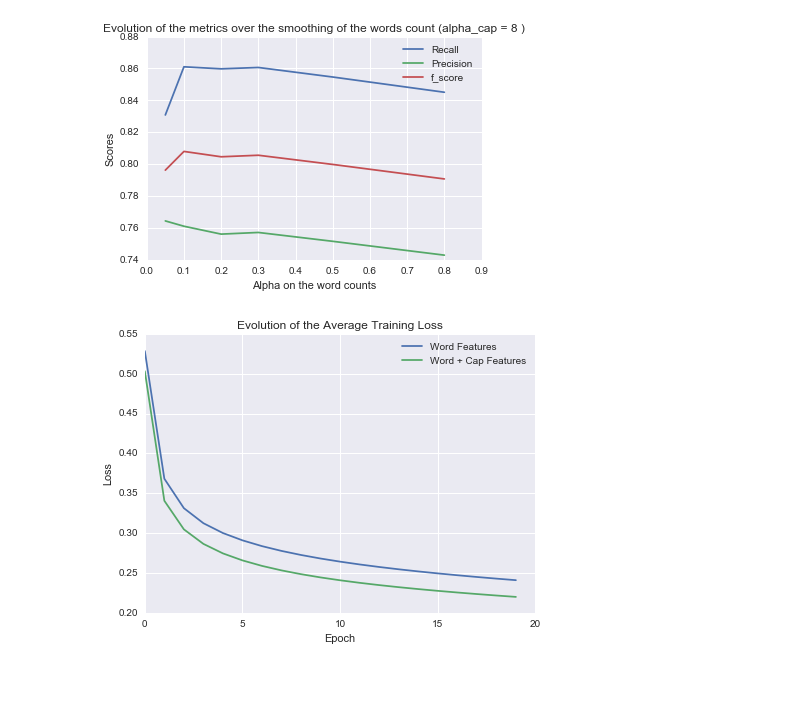
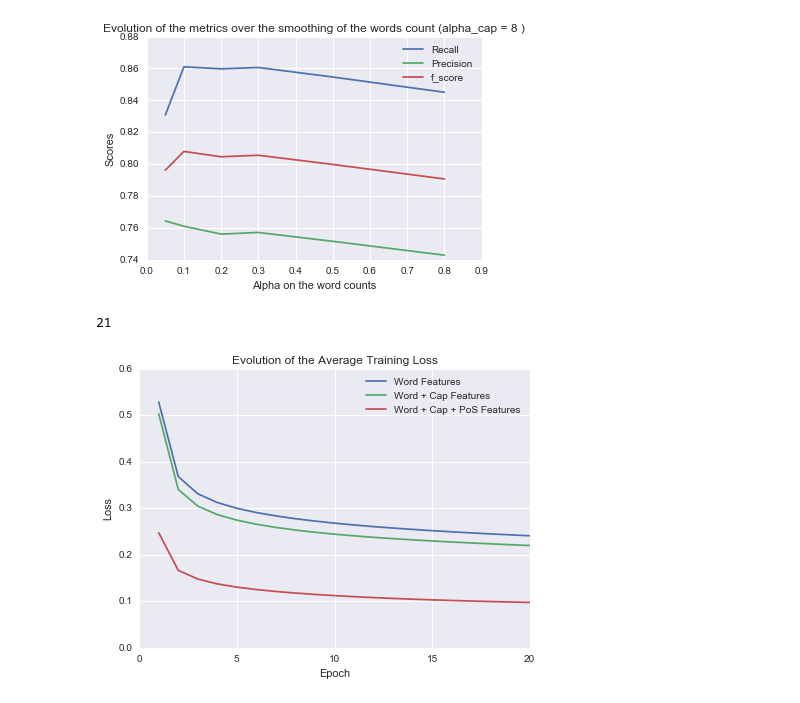
Before and after one commit to eneyi/cs287, a Jupyter notebook: HW5/notebook/Plot.ipynb, the cells around one changed output. Saved outputs shown, nothing was run; the diff lists cells and outputs as text; code cells hidden in the pictures.

```diff
--- a/HW5/notebook/Plot.ipynb
+++ b/HW5/notebook/Plot.ipynb
@@ -60,22 +60,36 @@ with h5py.File('toplot_2', "r") as f:
     loss4 = list(np.array(f.get('loss4')))
     loss5 = list(np.array(f.get('loss5')))
     loss6 = list(np.array(f.get('loss6')))
+# %%
+with h5py.File('toplot_3', "r") as f:
+    # format is (alpha_w, alpha_c, f, precision, recall)
+    losspos1 = list(np.array(f.get('losspos1')))
+    losspos2 = list(np.array(f.get('losspos2')))
+    losspos3 = list(np.array(f.get('losspos3')))
 # %%
 loss3.extend(loss4)
 # %%
 loss3.extend(loss5)
 loss3.extend(loss6)
+# %%
+losspos1.extend(losspos2)
+losspos1.extend(losspos3)
+# %%
+len(losspos1[:21])
+# %% [output]
+21
 # %%
 plt.figure(figsize=(7,5))
-plt.plot(range(len(loss1)), loss1, label='Word Features')
-plt.plot(range(len(loss3)), loss3, label='Word + Cap Features')
+plt.plot(range(1,len(loss1)+1), loss1, label='Word Features')
+plt.plot(range(1,len(loss3)+1), loss3, label='Word + Cap Features')
+plt.plot(range(1,21), losspos1[:20], label='Word + Cap + PoS Features')
 plt.title('Evolution of the Average Training Loss')
 plt.ylabel('Loss')
 plt.xlabel('Epoch')
 plt.legend()
 plt.show()
 # %% [output]
-[figure, old version]
+[figure, new version]
 # %%
 cap_score = [0.854,0.802,0.827]
 nocap_score = [0.842, 0.783, 0.812]
```
Also changed, not shown: parts of 2 cells of this notebook, 12 other files.
